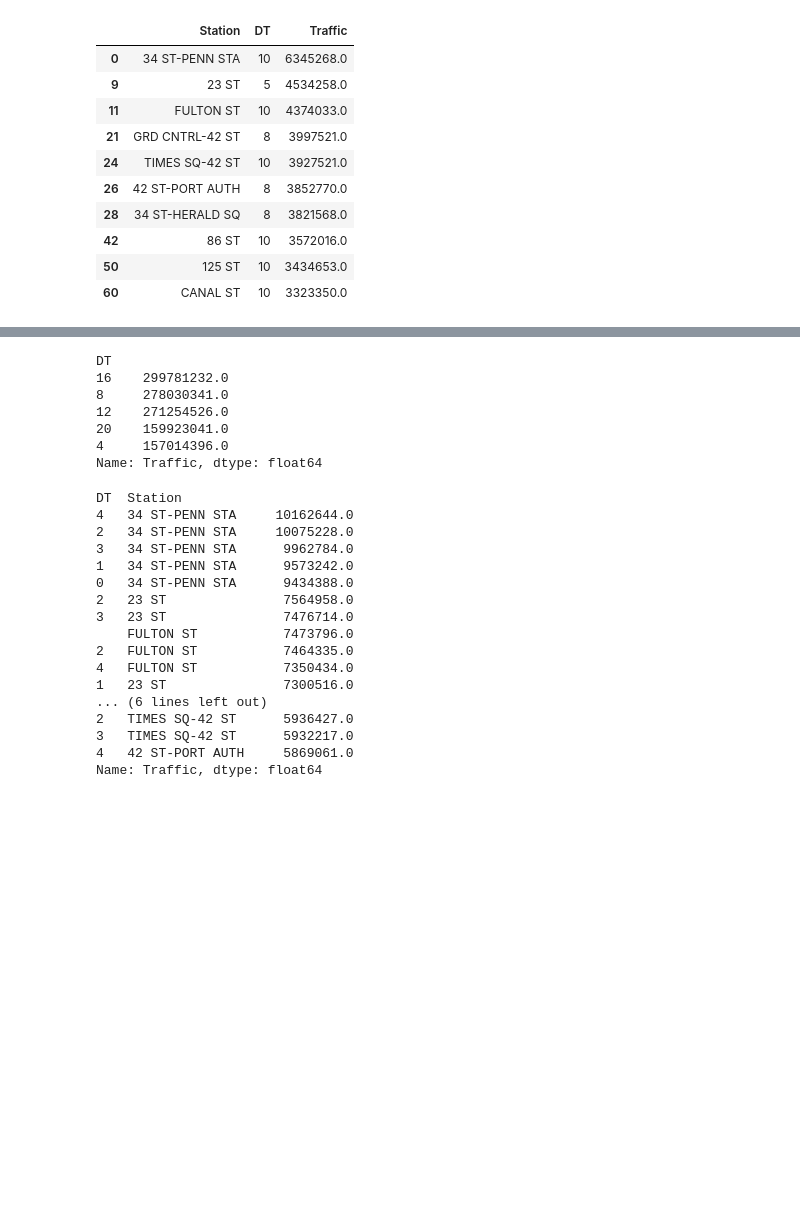
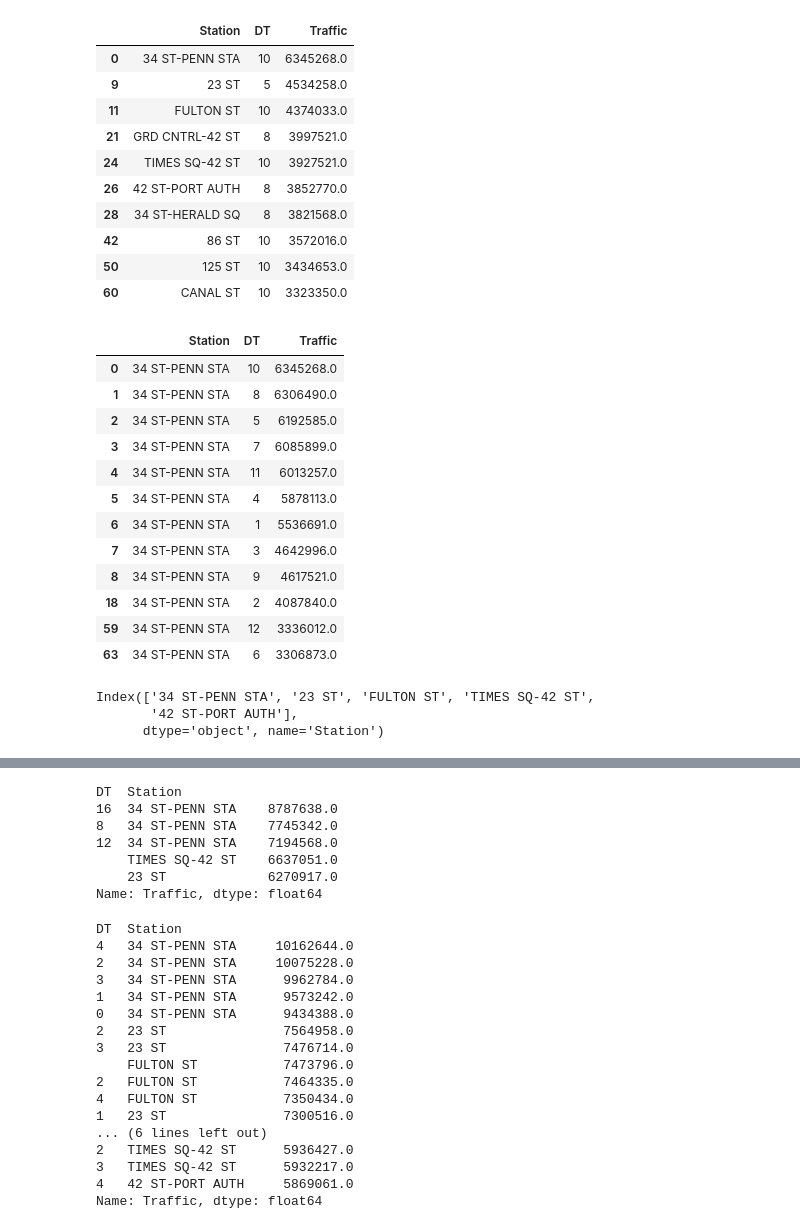
Before and after one commit to JNYH/projectbenson, a Jupyter notebook: eda_benson.ipynb, the cells around one changed output, grey strips where cells are left out. Saved outputs shown, nothing was run; the diff lists cells and outputs as text; code cells hidden in the pictures; blank space fills up the shorter version.

```diff
--- a/eda_benson.ipynb
+++ b/eda_benson.ipynb
@@ -152,4 +153,28 @@ df2[idx].head(10)
 | 42 | 86 ST | 10 | 3572016.0 |
 | 50 | 125 ST | 10 | 3434653.0 |
 | 60 | CANAL ST | 10 | 3323350.0 |
+# %%
+# Plotting Time Series for Top 5 Stations
+df2.loc[df2["Station"] == "34 ST-PENN STA"]
+# %% [output]
+|  | Station | DT | Traffic |
+| 0 | 34 ST-PENN STA | 10 | 6345268.0 |
+| 1 | 34 ST-PENN STA | 8 | 6306490.0 |
+| 2 | 34 ST-PENN STA | 5 | 6192585.0 |
+| 3 | 34 ST-PENN STA | 7 | 6085899.0 |
+| 4 | 34 ST-PENN STA | 11 | 6013257.0 |
+| 5 | 34 ST-PENN STA | 4 | 5878113.0 |
+| 6 | 34 ST-PENN STA | 1 | 5536691.0 |
+| 7 | 34 ST-PENN STA | 3 | 4642996.0 |
+| 8 | 34 ST-PENN STA | 9 | 4617521.0 |
+| 18 | 34 ST-PENN STA | 2 | 4087840.0 |
+| 59 | 34 ST-PENN STA | 12 | 3336012.0 |
+| 63 | 34 ST-PENN STA | 6 | 3306873.0 |
+# %%
+# Overall Top Monthly Station across all Stations
+yearly_sum_station = df.groupby(["Station"])["Traffic"].sum().sort_values(ascending=False)
+# %% [output]
+Index(['34 ST-PENN STA', '23 ST', 'FULTON ST', 'TIMES SQ-42 ST',
+       '42 ST-PORT AUTH'],
+      dtype='object', name='Station')
 # %%
@@ -168,16 +190,16 @@ hourly_sum_station = df.groupby([df["DT"].dt.hour, "Station"])["Traffic"].sum().
 
 # Busiest Hour Interval Across All Stations
 hourly_sum = df.groupby([df["DT"].dt.hour])["Traffic"].sum().sort_values(ascending=False)
-hourly_sum.head()
 
+hourly_sum_station.head()
 ### Kelsey pls plot
 # %% [output]
-DT
-16    299781232.0
-8     278030341.0
-12    271254526.0
-20    159923041.0
-4     157014396.0
+DT  Station
+16  34 ST-PENN STA    8787638.0
+8   34 ST-PENN STA    7745342.0
+12  34 ST-PENN STA    7194568.0
+    TIMES SQ-42 ST    6637051.0
+    23 ST             6270917.0
 Name: Traffic, dtype: float64
 # %%
 # Busiest Day by Station
```
Also changed, not shown: parts of 6 cells of this notebook, 3 other files.
